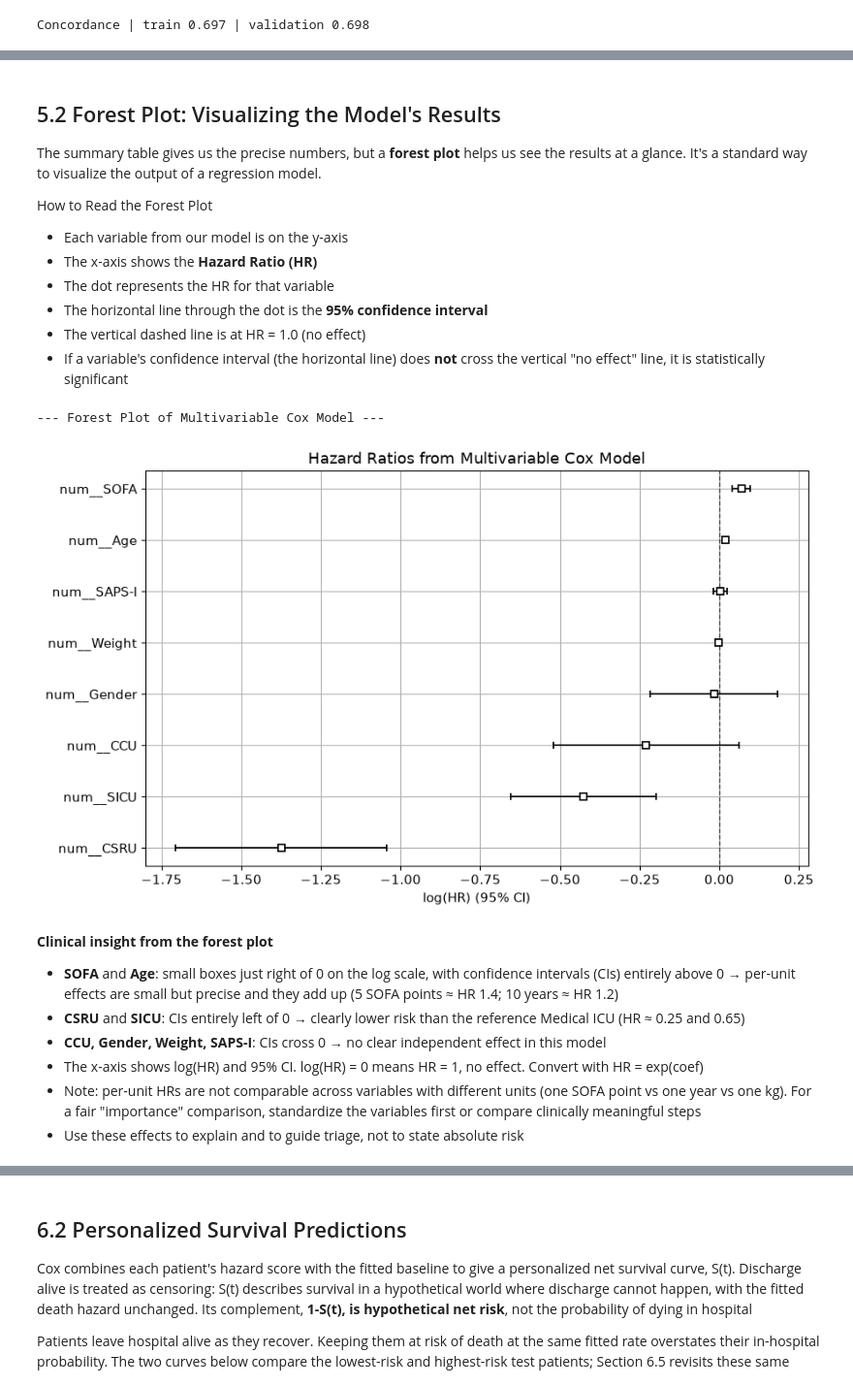
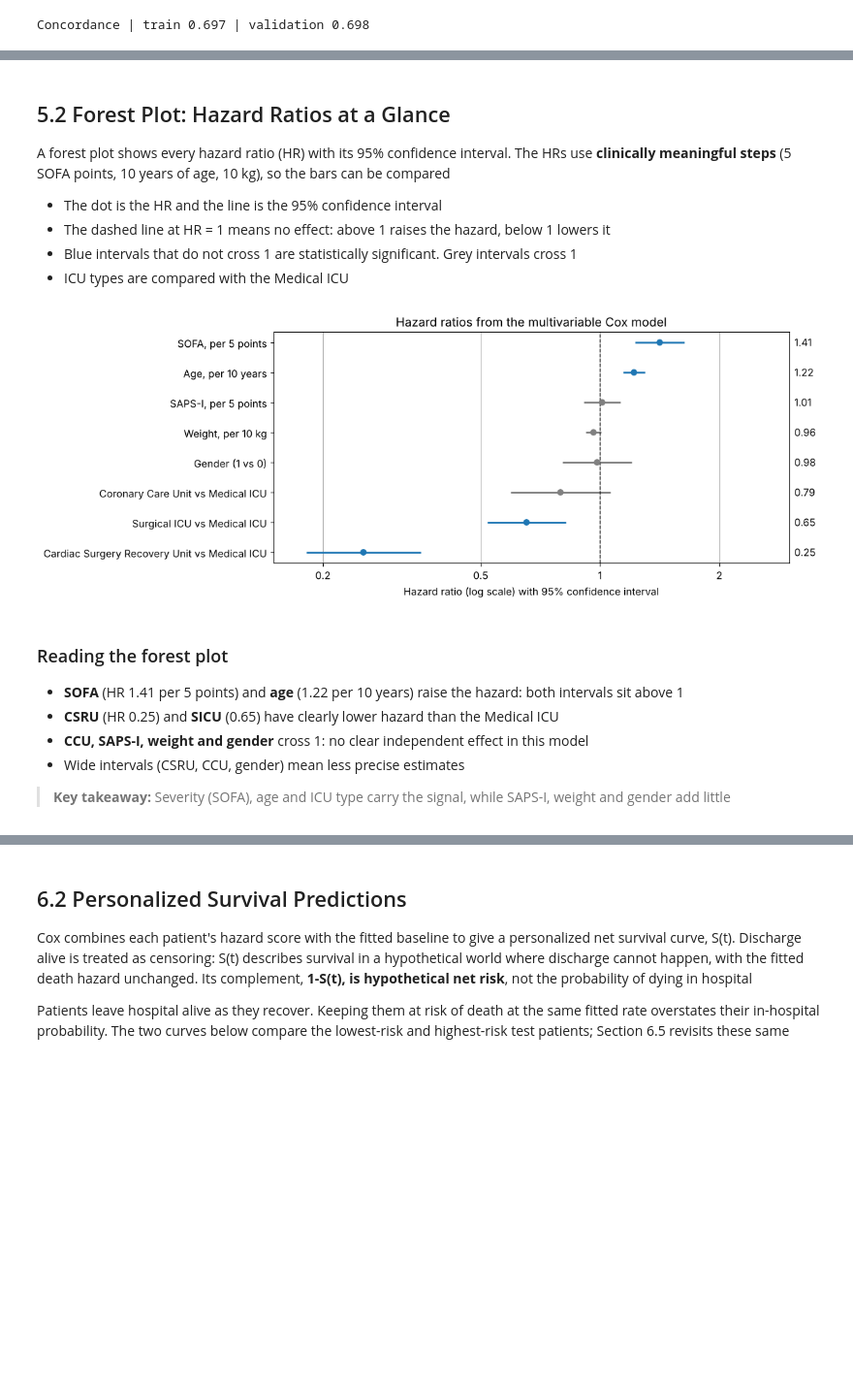
Before and after one commit to IE-ML-for-Healthcare/ICU_Survival_analysis, a Jupyter notebook: 02_ICU_Survival_analysis_CPH.ipynb, the cells around one changed output, grey strips where cells are left out. Shown at 97% size. Saved outputs shown, nothing was run; the diff lists cells and outputs as text; code cells hidden in the pictures; blank space fills up the shorter version.

```diff
--- a/02_ICU_Survival_analysis_CPH.ipynb
+++ b/02_ICU_Survival_analysis_CPH.ipynb
@@ -684,36 +626,66 @@ A failed test does not make the model useless, but the HR for those variables ne
 # %% [markdown]
-## 5.2 Forest Plot: Visualizing the Model's Results
+## 5.2 Forest Plot: Hazard Ratios at a Glance
 
-The summary table gives us the precise numbers, but a **forest plot** helps us see the results at a glance. It's a standard way to visualize the output of a regression model.
+A forest plot shows every hazard ratio (HR) with its 95% confidence interval. The HRs use **clinically meaningful steps** (5 SOFA points, 10 years of age, 10 kg), so the bars can be compared
 
-How to Read the Forest Plot
-- Each variable from our model is on the y-axis
-- The x-axis shows the **Hazard Ratio (HR)**
-- The dot represents the HR for that variable
-- The horizontal line through the dot is the **95% confidence interval**
-- The vertical dashed line is at HR = 1.0 (no effect)
-- If a variable's confidence interval (the horizontal line) does **not** cross the vertical "no effect" line, it is statistically significant
+- The dot is the HR and the line is the 95% confidence interval
+- The dashed line at HR = 1 means no effect: above 1 raises the hazard, below 1 lowers it
+- Blue intervals that do not cross 1 are statistically significant. Grey intervals cross 1
+- ICU types are compared with the Medical ICU
 # %%
-# The lifelines library has a convenient built-in function to create a forest plot.
-# This is much simpler than building it manually.
+# 5.2 Forest plot: hazard ratios per clinically meaningful step
+HR_STEPS = {  # variable: (label, step size)
+    "num__SOFA": ("SOFA, per 5 points", 5),
+    "num__Age": ("Age, per 10 years", 10),
+    "num__SAPS-I": ("SAPS-I, per 5 points", 5),
+    "num__Weight": ("Weight, per 10 kg", 10),
+    "num__Gender": ("Gender (1 vs 0)", 1),
+    "num__CCU": ("Coronary Care Unit vs Medical ICU", 1),
+    "num__SICU": ("Surgical ICU vs Medical ICU", 1),
+    "num__CSRU": ("Cardiac Surgery Recovery Unit vs Medical ICU", 1),
+}
 
-print("--- Forest Plot of Multivariable Cox Model ---")
-fig, ax = plt.subplots(figsize=(10, 6))
+def scaled_hr_table(model):
+    """Hazard ratio and 95% confidence interval per clinically meaningful step"""
+    s = model.summary
+    rows = {label: (np.exp(k * s.loc[var, "coef"]),
+                    np.exp(k * s.loc[var, "coef lower 95%"]),
+                    np.exp(k * s.loc[var, "coef upper 95%"]))
+            for var, (label, k) in HR_STEPS.items()}
+    return pd.DataFrame(rows, index=["HR", "lo", "hi"]).T
 
-cph_multi.plot(ax=ax)
+hr_death = scaled_hr_table(cph_multi).iloc[::-1]
+significant = ((hr_death["lo"] > 1) | (hr_death["hi"] < 1)).to_numpy()
+colors = np.where(significant, "tab:blue", "grey")
+y = np.arange(len(hr_death))
 
-ax.set_title("Hazard Ratios from Multivariable Cox Model")
+fig, ax = plt.subplots(figsize=(10, 4.5))
+for yi, lo, hi, c in zip(y, hr_death["lo"], hr_death["hi"], colors):
+    ax.hlines(yi, lo, hi, color=c, linewidth=2)
+ax.scatter(hr_death["HR"], y, c=colors, zorder=3)
+for yi, hr in zip(y, hr_death["HR"]):
+    ax.text(1.01, yi, f"{hr:.2f}", transform=ax.get_yaxis_transform(), va="center")
+ax.axvline(1, color="black", linestyle="--", linewidth=1)
+ax.set_xscale("log")
+ax.minorticks_off()
+ax.set_xticks([0.2, 0.5, 1, 2])
+ax.set_xticklabels(["0.2", "0.5", "1", "2"])
+ax.set_xlim(0.15, 3)
+ax.set_yticks(y)
+ax.set_yticklabels(hr_death.index)
+ax.grid(False, axis="y")
+ax.set_xlabel("Hazard ratio (log scale) with 95% confidence interval")
+ax.set_title("Hazard ratios from the multivariable Cox model")
 plt.show()
 # %% [output]
---- Forest Plot of Multivariable Cox Model ---
-[figure, old version]
+[figure, new version]
 # %% [markdown]
-**Clinical insight from the forest plot**
+### Reading the forest plot
 
-- **SOFA** and **Age**: small boxes just right of 0 on the log scale, with confidence intervals (CIs) entirely above 0 → per-unit effects are small but precise and they add up (5 SOFA points ≈ HR 1.4; 10 years ≈ HR 1.2)
-- **CSRU** and **SICU**: CIs entirely left of 0 → clearly lower risk than the reference Medical ICU (HR ≈ 0.25 and 0.65)
-- **CCU, Gender, Weight, SAPS-I**: CIs cross 0 → no clear independent effect in this model
-- The x-axis shows log(HR) and 95% CI. log(HR) = 0 means HR = 1, no effect. Convert with HR = exp(coef)
-- Note: per-unit HRs are not comparable across variables with different units (one SOFA point vs one year vs one kg). For a fair "importance" comparison, standardize the variables first or compare clinically meaningful steps
-- Use these effects to explain and to guide triage, not to state absolute risk
+- **SOFA** (HR 1.41 per 5 points) and **age** (1.22 per 10 years) raise the hazard: both intervals sit above 1
+- **CSRU** (HR 0.25) and **SICU** (0.65) have clearly lower hazard than the Medical ICU
+- **CCU, SAPS-I, weight and gender** cross 1: no clear independent effect in this model
+- Wide intervals (CSRU, CCU, gender) mean less precise estimates
+
+> **Key takeaway:** Severity (SOFA), age and ICU type carry the signal, while SAPS-I, weight and gender add little
 # %% [markdown]
```
Also changed, not shown: parts of 34 cells of this notebook, 1 other file.
